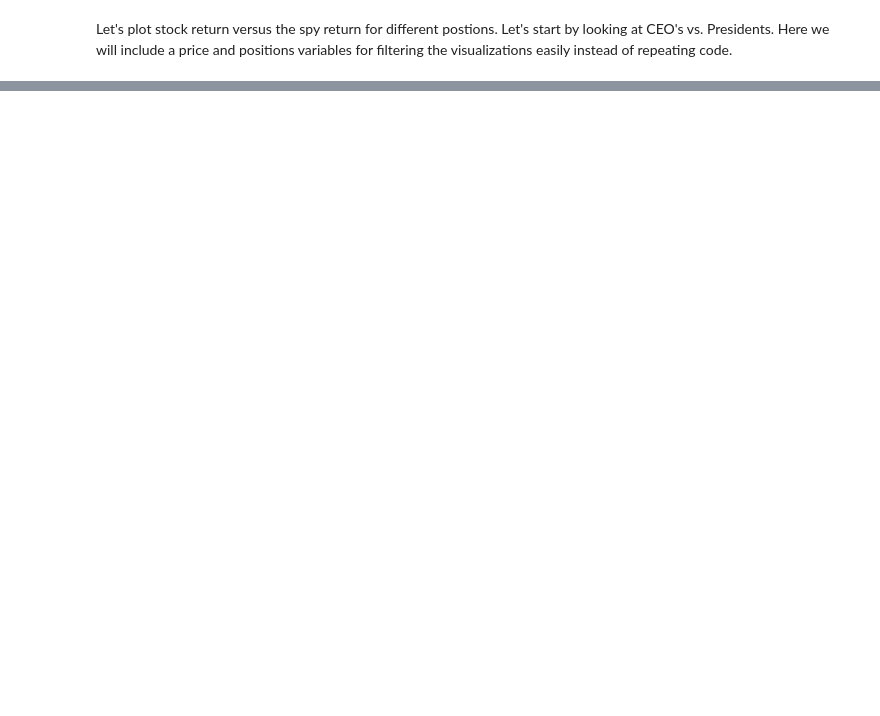
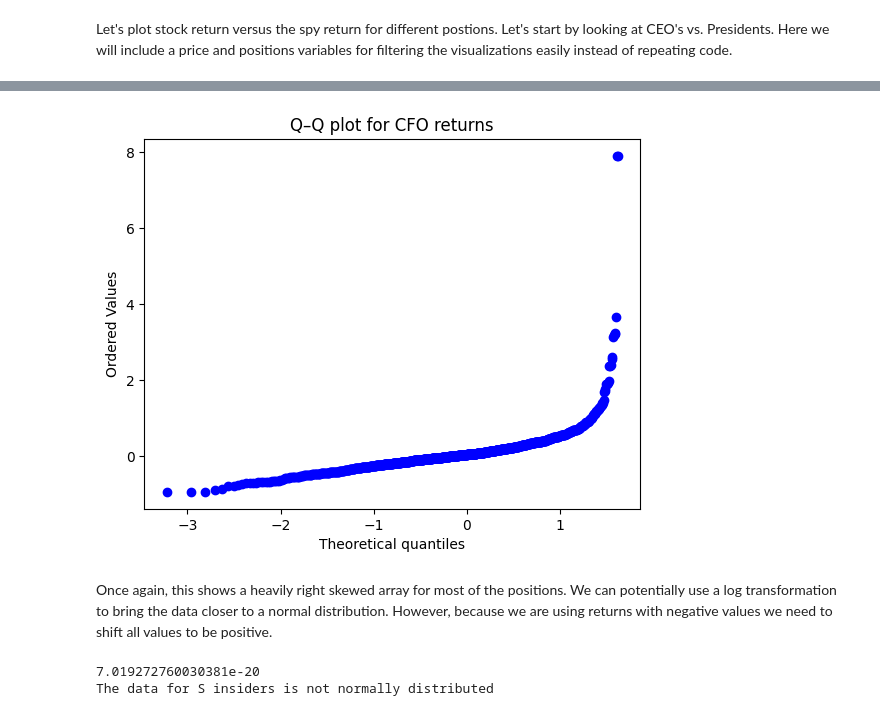
Before and after one commit to tmacpherson6/Do-Insiders-Know-Something-We-Dont, a Jupyter notebook: Thomas_EDA.ipynb, the cells around one changed output, grey strips where cells are left out. Cells and saved outputs as stored; diff of their text form; code cells hidden in the pictures; blank space fills up the shorter version.

```diff
--- a/Thomas_EDA.ipynb
+++ b/Thomas_EDA.ipynb
@@ -2019,0 +2140,24 @@ plt.show()
+# %%
+probplot(data, dist="norm", plot=plt)
+plt.title(f"Q–Q plot for {position} returns")
+plt.show()
+# %% [output]
+[figure, added]
+# %% [markdown]
+Once again, this shows a heavily right skewed array for most of the positions. We can potentially use a log transformation to bring the data closer to a normal distribution. However, because we are using returns with negative values we need to shift all values to be positive.
+# %%
+#Let's shift all of the data to positive values
+shifted = abs(data.min()) + 1e6
+transformed = np.log(data + shifted)
+
+#Rerun rest with a Shapiro-Wilk Tests
+stat, p_normal = shapiro(transformed)
+print(p_normal)
+
+if p_normal > 0.05:
+    print(f"The data for {position} insiders is normally distributed and a t-test can be used for hypothesis testing")
+else:
+    print(f"The data for {position} insiders is not normally distributed")
+# %% [output]
+7.019272760030381e-20
+The data for S insiders is not normally distributed
```
Also changed, not shown: parts of 18 cells of this notebook.
